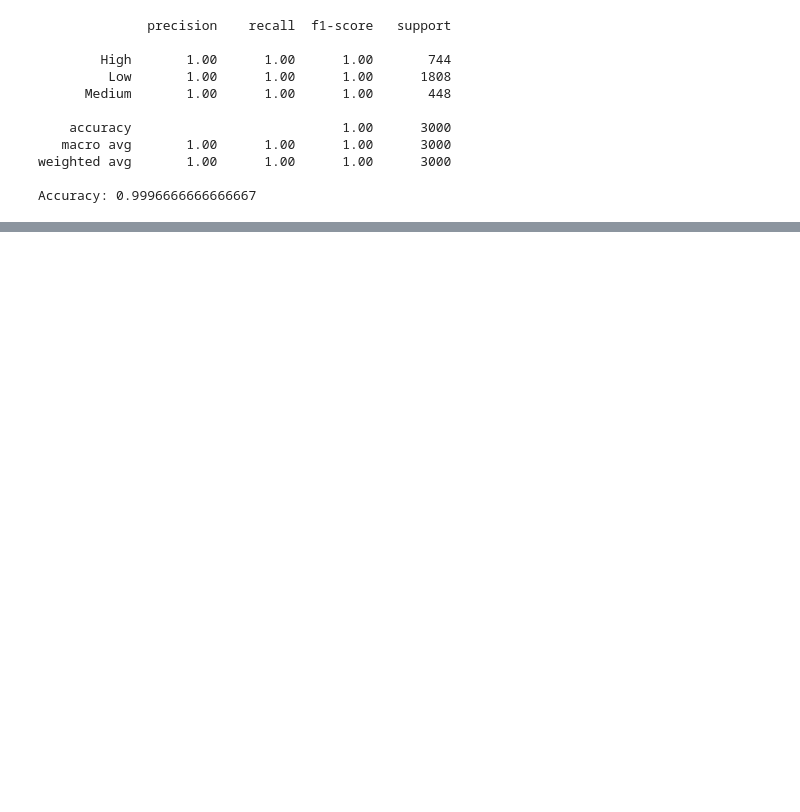
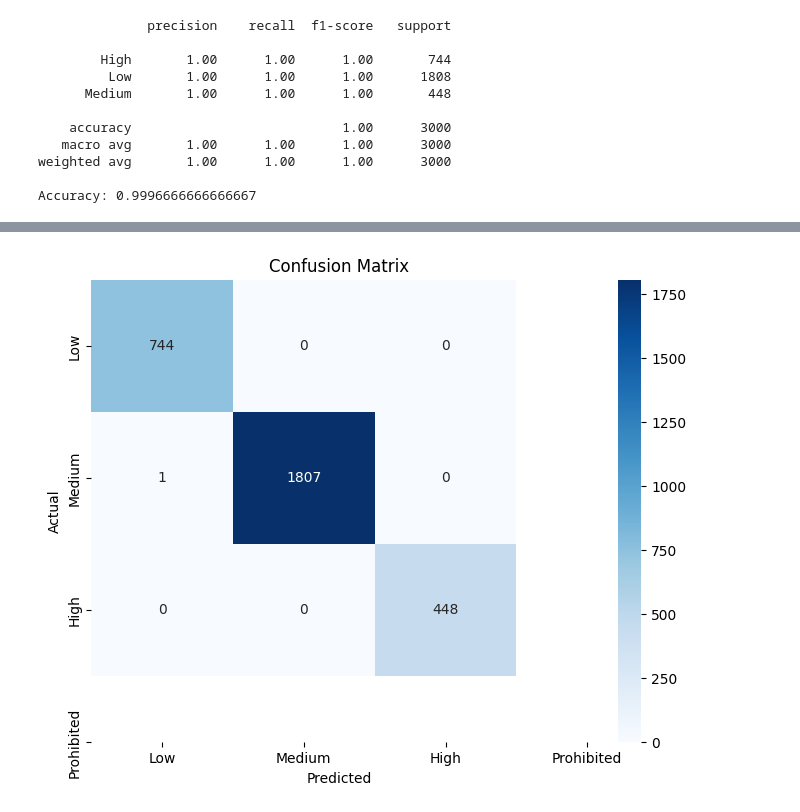
Before and after one commit to inotives/data-analyzers, a Jupyter notebook: notebooks/classifier_customers_risk_with_random_forest.ipynb, the cells around one changed output, grey strips where cells are left out. Saved outputs shown, nothing was run; the diff lists cells and outputs as text; code cells hidden in the pictures; blank space fills up the shorter version.

Commit message:
adding result plot: confusion matrix, bar plot and feature importance plot

```diff
--- a/notebooks/classifier_customers_risk_with_random_forest.ipynb
+++ b/notebooks/classifier_customers_risk_with_random_forest.ipynb
@@ -165,0 +176,13 @@ Accuracy: 0.9996666666666667
+# %%
+# 1. Confusion Matrix
+conf_mat = confusion_matrix(y_test, y_pred)
+
+# Plot confusion matrix using Seaborn heatmap
+plt.figure(figsize=(8,6))
+sns.heatmap(conf_mat, annot=True, fmt='d', cmap='Blues', xticklabels=['Low', 'Medium', 'High', 'Prohibited'], yticklabels=['Low', 'Medium', 'High', 'Prohibited'])
+plt.title('Confusion Matrix')
+plt.xlabel('Predicted')
+plt.ylabel('Actual')
+plt.show()
+# %% [output]
+[figure, added]
```
Also changed, not shown: parts of 4 cells of this notebook.
